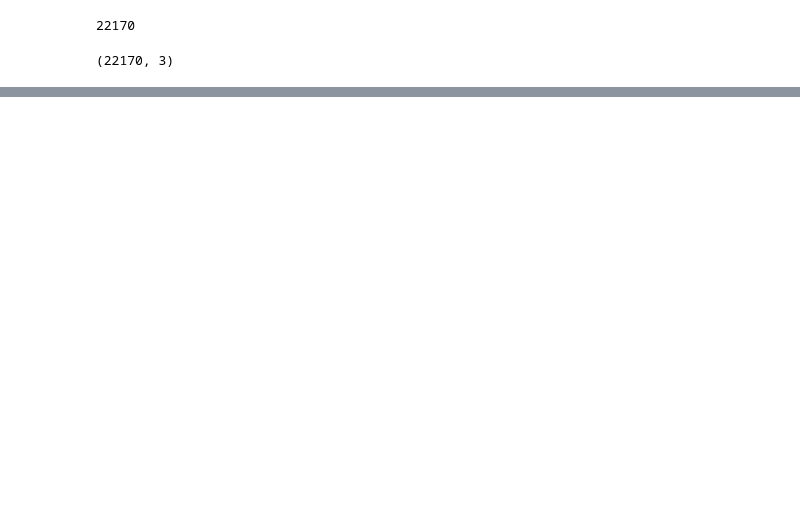
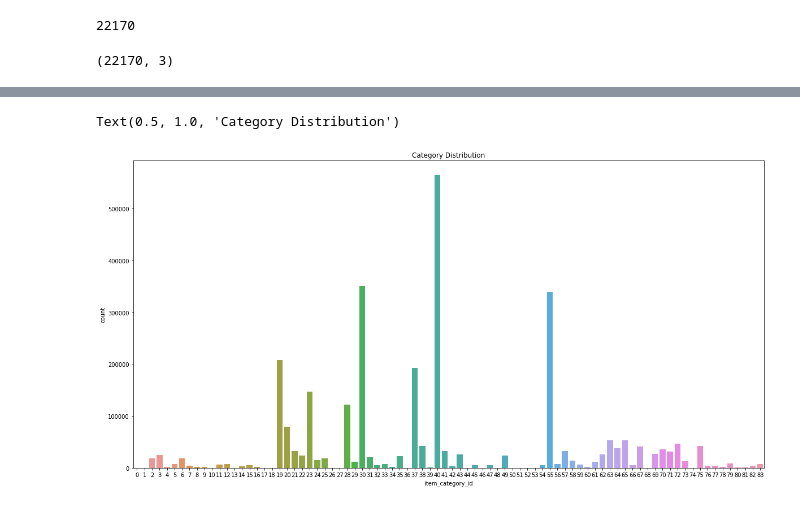
Before and after one commit to alsing/Predict-Future-Sales, a Jupyter notebook: notebooks/Initial.ipynb, the cells around one changed output, grey strips where cells are left out. Cells and saved outputs as stored; diff of their text form; code cells hidden in the pictures; blank space fills up the shorter version.

```diff
--- a/notebooks/Initial.ipynb
+++ b/notebooks/Initial.ipynb
@@ -138,0 +152,7 @@ items.shape
+# %%
+fig = plt.figure(figsize=(20, 10))
+sns.countplot(x='item_category_id', data=data)
+plt.title('Category Distribution')
+# %% [output]
+Text(0.5, 1.0, 'Category Distribution')
+[figure, added]
```
Also changed, not shown: parts of 12 cells of this notebook.
